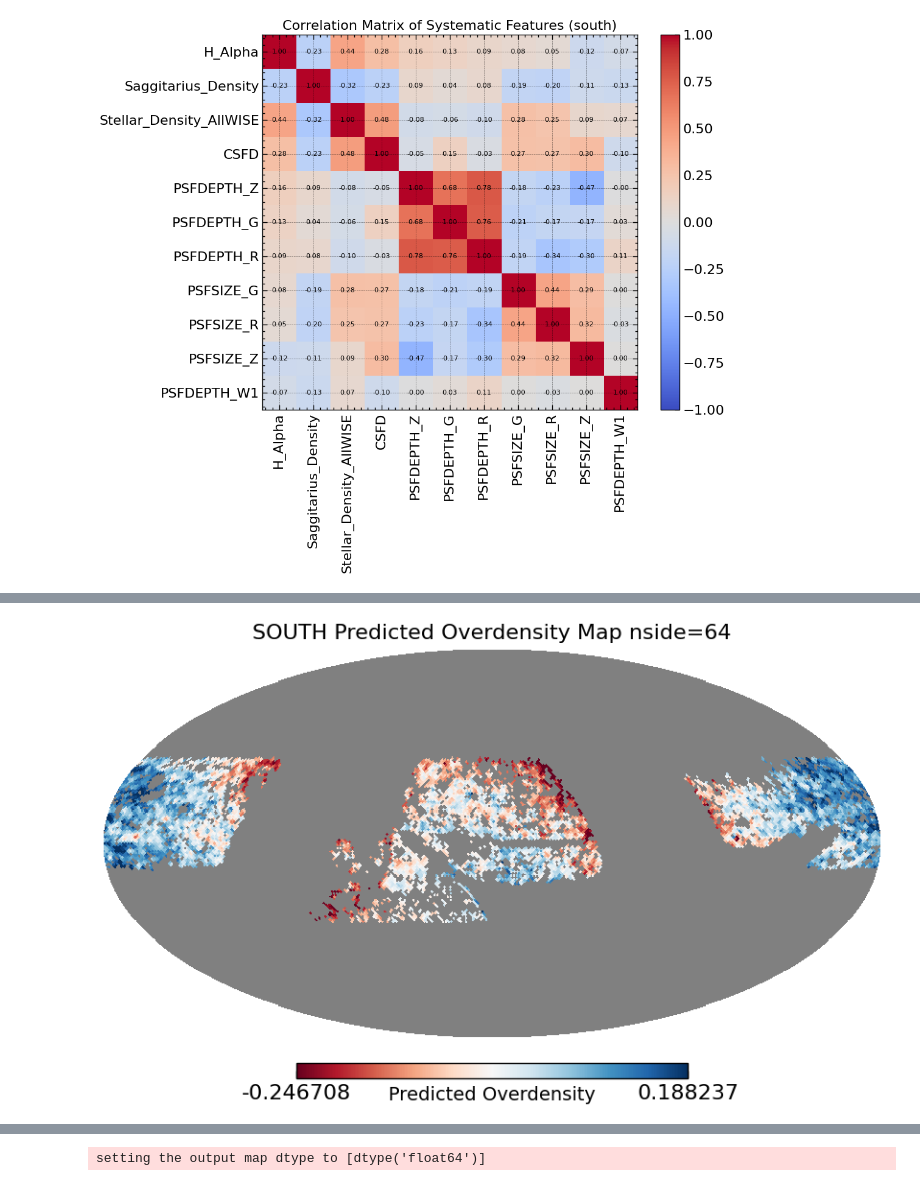
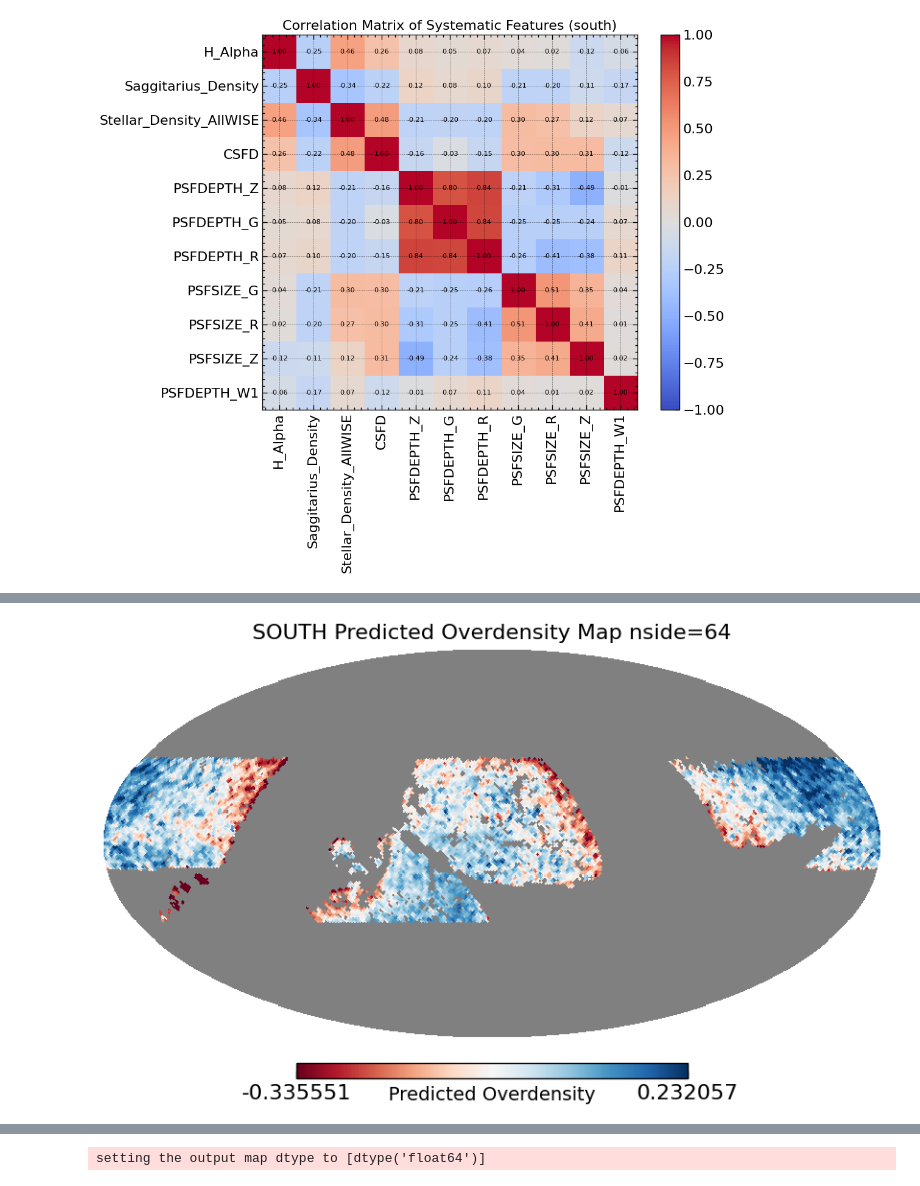
Before and after one commit to Shin107/DESILegacy-PECVEL, a Jupyter notebook: notebooks/multilinear_regression.ipynb, the cells around one changed output, grey strips where cells are left out. Drawn from its saved outputs; the diff is of its cells as text; code cells hidden in the pictures.

```diff
--- a/notebooks/multilinear_regression.ipynb
+++ b/notebooks/multilinear_regression.ipynb
@@ -52,6 +53,10 @@ elif part=='south':
 data = points_to_map(data['RA'], data['DEC'], nside=64)
 
 remove_outliers = True
+
+kind_no = 2
+kind_dict= {1:'partial_percentile', 2:'equal'}
 if remove_outliers:
-    kind = 'equal'  # equal or partial_percentile
+    kind = kind_dict[kind_no]  # equal or partial_percentile
     val = 10
+    #val = 0
@@ -129,6 +130,10 @@ if remove_outliers:
     combined_masks = np.all(np.array(masks), axis=0)
 else:
     combined_masks = mask>0
+    kind = None
+    val=None
+dir_name = f'multilinear_results/{part}'
+os.makedirs(dir_name, exist_ok=True)
 # %% [output]
 no lower limit
 Number of elements removed for  H_Alpha :  34655
@@ -232,7 +239,7 @@ ngal_valid = ngal[valid]
 nran_valid = nran[valid]
 
 # Compute overdensity
-overdensity_maps = ngal_valid / nran_valid * np.sum(nran_valid) / np.sum(ngal_valid)
+#overdensity_maps = ngal_valid / nran_valid * np.sum(nran_valid) / np.sum(ngal_valid)
 
 # Prepare feature matrix (centered)
 sys_maps_for_fit = {}
@@ -241,13 +248,17 @@ for sys_name in systematics_list:
     sys_maps_for_fit[sys_name] = temp[mask==1][combined_masks[mask==1]][valid]
 
 finite_mask_combined = np.all([np.isfinite(sys_maps_for_fit[sys]) for sys in systematics_list], axis=0)
+ngal_valid = ngal_valid[finite_mask_combined]
+nran_valid = nran_valid[finite_mask_combined]
+overdensity_maps = ngal_valid / nran_valid * np.sum(nran_valid) / np.sum(ngal_valid)
+
 X = np.vstack([sys_maps_for_fit[sys][finite_mask_combined] - np.nanmean(sys_maps_for_fit[sys][finite_mask_combined])
                for sys in systematics_list]).T
 
-y = overdensity_maps[finite_mask_combined] -1
+y = overdensity_maps-1
 
 # Weights (inverse variance)
-sigma_y = np.sqrt(ngal_valid[finite_mask_combined]) / nran_valid[finite_mask_combined] * np.sum(nran_valid) / np.sum(ngal_valid)
+sigma_y = np.sqrt(ngal_valid) / nran_valid * np.sum(nran_valid) / np.sum(ngal_valid)
 W = np.diag(1.0 / sigma_y**2)
 
 # Weighted least squares: beta = (X^T W X)^-1 X^T W y
@@ -545,11 +536,13 @@ hp.mollview(og_map, title=f'{part.upper()} Original Overdensity Map nside=64', u
 # %%
 hp.mollview(pred_map, title=f'{part.upper()} Predicted Overdensity Map nside=64', unit='Predicted Overdensity', cmap='RdBu', min = np.percentile(pred_overdens,1), max = np.percentile(pred_overdens,99))
 if kind == 'equal':
-    plt.savefig(f'{part}_predicted_overdensity_map_{kind}_{val}.png', dpi=300)
+    plt.savefig(f'{dir_name}/{part}_predicted_overdensity_map_{kind}_{val}.png', dpi=300)
 elif kind == 'partial_percentile':
-    plt.savefig(f'{part}_predicted_overdensity_map_{kind}.png', dpi=300)
+    plt.savefig(f'{dir_name}/{part}_predicted_overdensity_map_{kind}.png', dpi=300)
+else:
+    plt.savefig(f'{dir_name}/{part}_predicted_overdensity_map_full_sample.png', dpi=300)
 # %% [output]
-[figure, old version]
+[figure, new version]
 # %%
 plt.hist(weights,range=(0.5,2), bins=100,label=f'Weights Histogram mean={np.mean(weights):.3f}, std={np.std(weights):.3f}')
 plt.legend()
```
Also changed, not shown: parts of 28 cells of this notebook.
